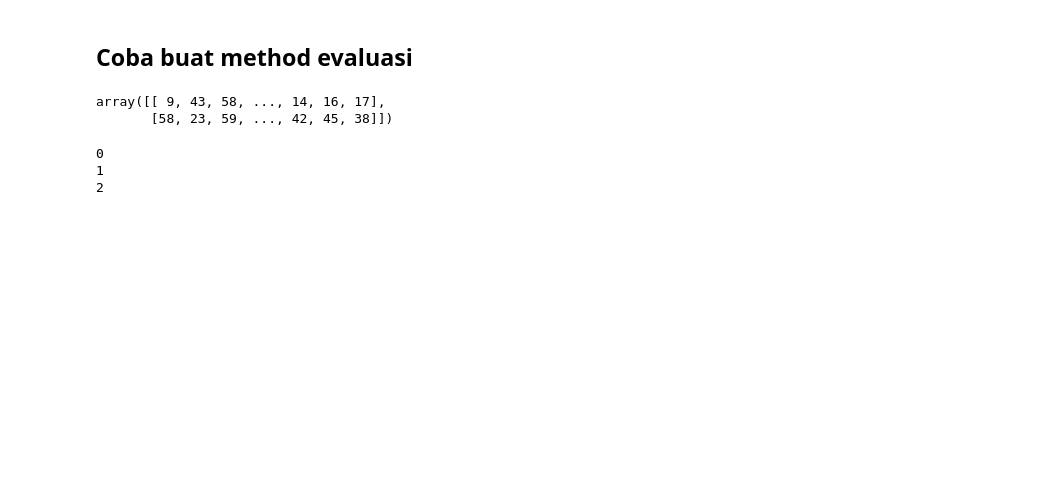
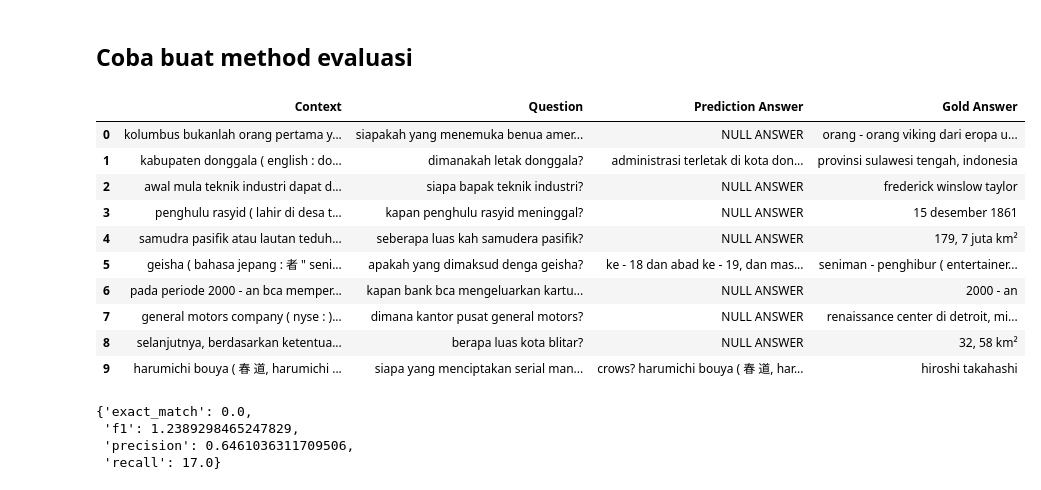
Before and after one commit to muhammadravi251001/qas-with-indonli, a Jupyter notebook: utilities/Alur 2 - newest.ipynb, the cells around one changed output. Saved outputs shown, nothing was run; the diff lists cells and outputs as text; code cells hidden in the pictures; blank space fills up the shorter version.

```diff
--- a/utilities/Alur 2 - newest.ipynb
+++ b/utilities/Alur 2 - newest.ipynb
@@ -831,8 +781,10 @@ pretrained_name_sc = "afaji/fine-tuned-IndoNLI-Augmented-with-indobert-base-unca
 pretrained_name_qa = "afaji/fine-tuned-DatasetQAS-TYDI-QA-ID-with-indobert-base-uncased-with-ITTL-without-freeze-LR-1e-05"
 tokenizer_kwargs = {'padding': True, 'truncation': True, 'max_length': MAX_LENGTH}
 
-nlp_sc = pipeline(task="text-classification", model=pretrained_name_sc, tokenizer=pretrained_name_sc)
-nlp_qa = pipeline(task="question-answering", model=pretrained_name_qa, tokenizer=pretrained_name_qa)
+nlp_sc = pipeline(task="text-classification", model=pretrained_name_sc, tokenizer=pretrained_name_sc,
+                  device=torch.cuda.current_device(), **tokenizer_kwargs)
+nlp_qa = pipeline(task="question-answering", model=pretrained_name_qa, tokenizer=pretrained_name_qa,
+                  device=torch.cuda.current_device(), **tokenizer_kwargs)
 # %% [output]
 loading configuration file config.json from cache at /root/.cache/huggingface/hub/models--afaji--fine-tuned-IndoNLI-Augmented-with-indobert-base-uncased/snapshots/baf8065c541ffd323cf43d1e93868ccbb20fe ...
 Model config BertConfig {
@@ -876,13 +821,0 @@ def compute_after_postprocess(df=nli_df):
-# %%
-predictions_idx = np.argsort(predict_result.predictions, axis=2)[:, :, 1 * -1]
-predictions_idx
-# %% [output]
-array([[ 9, 43, 58, ..., 14, 16, 17],
-       [58, 23, 59, ..., 42, 45, 38]])
-# %%
-for i in range(3):
-    print(i)
-# %% [output]
-0
-1
-2
@@ -1009,0 +955,16 @@ evaluation(predict_result)
+# %%
+eval_result = evaluation(predict_result)
+# %%
+eval_result
+# %% [output]
+|  | Context | Question | Prediction Answer | Gold Answer |
+| 0 | kolumbus bukanlah orang pertama y... | siapakah yang menemuka benua amer... | NULL ANSWER | orang - orang viking dari eropa u... |
+| 1 | kabupaten donggala ( english : do... | dimanakah letak donggala? | administrasi terletak di kota don... | provinsi sulawesi tengah, indonesia |
+| 2 | awal mula teknik industri dapat d... | siapa bapak teknik industri? | NULL ANSWER | frederick winslow taylor |
+| 3 | penghulu rasyid ( lahir di desa t... | kapan penghulu rasyid meninggal? | NULL ANSWER | 15 desember 1861 |
+| 4 | samudra pasifik atau lautan teduh... | seberapa luas kah samudera pasifik? | NULL ANSWER | 179, 7 juta km² |
+| 5 | geisha ( bahasa jepang : 者 " seni... | apakah yang dimaksud denga geisha? | ke - 18 dan abad ke - 19, dan mas... | seniman - penghibur ( entertainer... |
+| 6 | pada periode 2000 - an bca memper... | kapan bank bca mengeluarkan kartu... | NULL ANSWER | 2000 - an |
+| 7 | general motors company ( nyse : )... | dimana kantor pusat general motors? | NULL ANSWER | renaissance center di detroit, mi... |
+| 8 | selanjutnya, berdasarkan ketentua... | berapa luas kota blitar? | NULL ANSWER | 32, 58 km² |
+| 9 | harumichi bouya ( 春 道, harumichi ... | siapa yang menciptakan serial man... | crows? harumichi bouya ( 春 道, har... | hiroshi takahashi |
@@ -1009,0 +1000,8 @@ evaluation(predict_result)
+# %%
+metric_result_after_filtering = compute_metrics_from_df(eval_result)
+metric_result_after_filtering
+# %% [output]
+{'exact_match': 0.0,
+ 'f1': 1.2389298465247829,
+ 'precision': 0.6461036311709506,
+ 'recall': 17.0}
```
Also changed, not shown: parts of 30 cells of this notebook.
